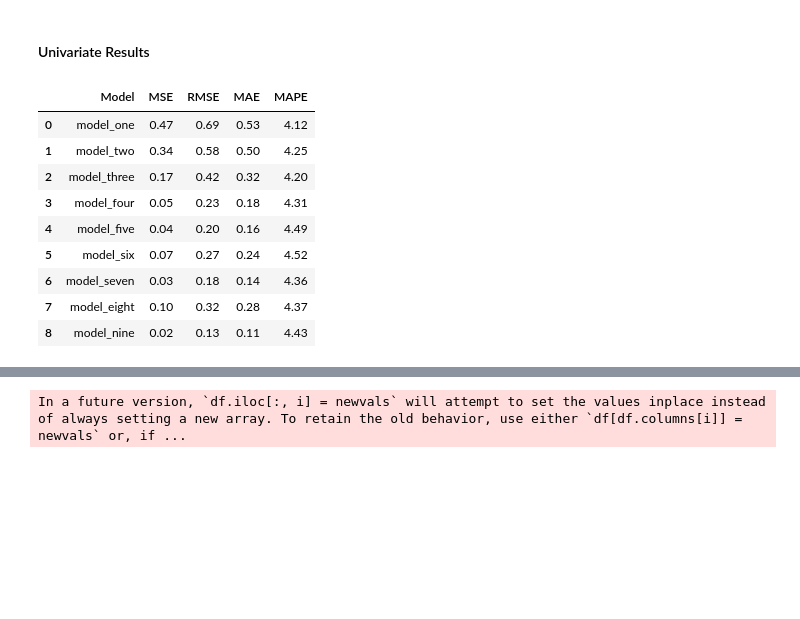
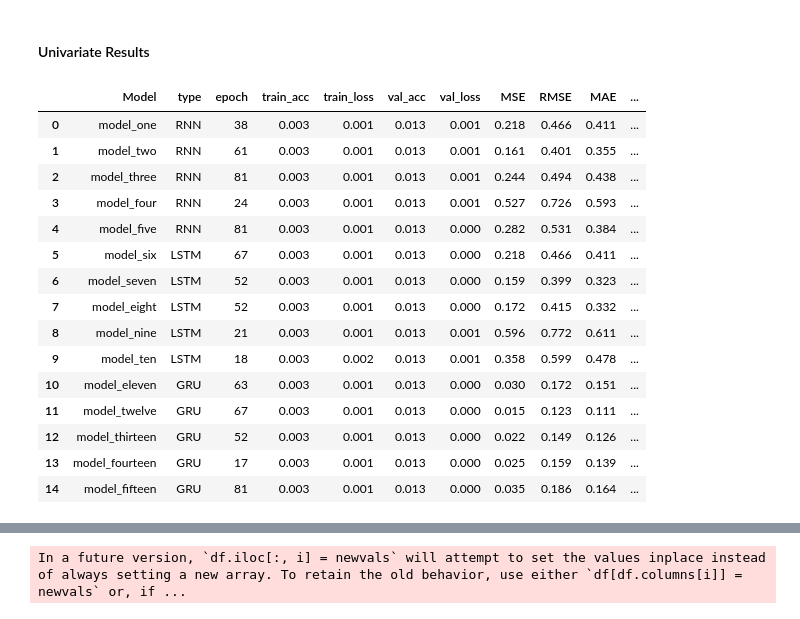
Before and after one commit to hayashady/NU_MSDS, a Jupyter notebook: 458 - Artificial Intelligence & Deep Learning/458.10 - Final Project/Assignment4Hayashi.ipynb, the cells around one changed output, grey strips where cells are left out. Saved outputs shown, nothing was run; the diff lists cells and outputs as text; code cells hidden in the pictures; blank space fills up the shorter version.

```diff
--- a/458 - Artificial Intelligence & Deep Learning/458.10 - Final Project/Assignment4Hayashi.ipynb
+++ b/458 - Artificial Intelligence & Deep Learning/458.10 - Final Project/Assignment4Hayashi.ipynb
@@ -411,0 +624,11 @@ pred_six = scaler.inverse_transform(pred_six)
+# %%
+# Model Ten
+model_ten = Sequential()
+model_ten.add(Bidirectional((LSTM(50, return_sequences=True, input_shape=(X_train_5.shape[1], X_train_5.shape[2]),recurrent_dropout=0.2))))
+model_ten.add(Bidirectional((LSTM(50, input_shape=(X_train_5.shape[1], X_train_5.shape[2]),recurrent_dropout=0.2))))
+model_ten.add(Dense(1))
+model_ten.compile(optimizer='adam', loss='mse', metrics=['accuracy'])
+model_ten.fit(X_train_5, y_train_5, epochs=100, batch_size=32, verbose=0, validation_split=0.2, callbacks=[early_stop])
+history_ten = model_ten.history
+pred_ten = model_ten.predict(X_test_5)
+pred_ten = scaler.inverse_transform(pred_ten)
@@ -444,0 +673,11 @@ pred_nine = scaler.inverse_transform(pred_nine)
+# %%
+# Model Fourteen
+model_fourteen = Sequential()
+model_fourteen.add(Bidirectional((GRU(50, return_sequences=True, input_shape=(X_train.shape[1], X_train.shape[2]),recurrent_dropout=0.2))))
+model_fourteen.add(Bidirectional((GRU(50, input_shape=(X_train.shape[1], X_train.shape[2]),recurrent_dropout=0.2))))
+model_fourteen.add(Dense(1))
+model_fourteen.compile(optimizer='adam', loss='mse', metrics=['accuracy'])
+model_fourteen.fit(X_train, y_train, epochs=100, batch_size=32, verbose=0, validation_split=0.2, callbacks=[early_stop])
+history_fourteen = model_fourteen.history
+pred_fourteen = model_fourteen.predict(X_test)
+pred_fourteen = scaler.inverse_transform(pred_fourteen)
@@ -444,0 +686,11 @@ pred_nine = scaler.inverse_transform(pred_nine)
+# %%
+# Model Fifteen
+model_fifteen = Sequential()
+model_fifteen.add(Bidirectional((GRU(50, return_sequences=True, input_shape=(X_train_5.shape[1], X_train_5.shape[2]),recurrent_dropout=0.2))))
+model_fifteen.add(Bidirectional((GRU(50, input_shape=(X_train_5.shape[1], X_train_5.shape[2]),recurrent_dropout=0.2))))
+model_fifteen.add(Dense(1))
+model_fifteen.compile(optimizer='adam', loss='mse', metrics=['accuracy'])
+model_fifteen.fit(X_train_5, y_train_5, epochs=100, batch_size=32, verbose=0, validation_split=0.2, callbacks=[early_stop])
+history_fifteen = model_fifteen.history
+pred_fifteen = model_fifteen.predict(X_test_5)
+pred_fifteen = scaler.inverse_transform(pred_fifteen)
@@ -445,18 +699,31 @@ pred_nine = scaler.inverse_transform(pred_nine)
 # %% [markdown]
 #### Univariate Results
-# %%
-nikkei_test = nikkei_price[-len(X_test)-1:-1]
-
-results = compute_error_metrics(nikkei_test,[pred_one,pred_two,pred_three,pred_four,pred_five,pred_six,pred_seven,pred_eight,pred_nine])
-results
-# %% [output]
-|  | Model | MSE | RMSE | MAE | MAPE |
-| 0 | model_one | 0.47 | 0.69 | 0.53 | 4.12 |
-| 1 | model_two | 0.34 | 0.58 | 0.50 | 4.25 |
-| 2 | model_three | 0.17 | 0.42 | 0.32 | 4.20 |
-| 3 | model_four | 0.05 | 0.23 | 0.18 | 4.31 |
-| 4 | model_five | 0.04 | 0.20 | 0.16 | 4.49 |
-| 5 | model_six | 0.07 | 0.27 | 0.24 | 4.52 |
-| 6 | model_seven | 0.03 | 0.18 | 0.14 | 4.36 |
-| 7 | model_eight | 0.10 | 0.32 | 0.28 | 4.37 |
-| 8 | model_nine | 0.02 | 0.13 | 0.11 | 4.43 |
+# %%
+results = compute_results(
+    nikkei_test_1,
+    nikkei_test_5,
+    [pred_one,pred_two,pred_three,pred_four,pred_five,pred_six,pred_seven,pred_eight,pred_nine,pred_ten,pred_eleven,pred_twelve,pred_thirteen,pred_fourteen,pred_fifteen],
+    [history_one,history_two,history_three,history_four,history_five,history_six,history_seven,history_eight,history_nine,history_ten,history_eleven,history_twelve,history_thirteen,history_fourteen,history_fifteen],
+    patience
+)
+
+results['type'] = ['RNN'] * 5 + ['LSTM'] * 5 + ['GRU'] * 5
+
+results.iloc[:,[0,-1,1,2,3,4,5,6,7,8,9]]
+# %% [output]
+|  | Model | type | epoch | train_acc | train_loss | val_acc | val_loss | MSE | RMSE | MAE | ... |
+| 0 | model_one | RNN | 38 | 0.003 | 0.001 | 0.013 | 0.001 | 0.218 | 0.466 | 0.411 | ... |
+| 1 | model_two | RNN | 61 | 0.003 | 0.001 | 0.013 | 0.001 | 0.161 | 0.401 | 0.355 | ... |
+| 2 | model_three | RNN | 81 | 0.003 | 0.001 | 0.013 | 0.001 | 0.244 | 0.494 | 0.438 | ... |
+| 3 | model_four | RNN | 24 | 0.003 | 0.001 | 0.013 | 0.001 | 0.527 | 0.726 | 0.593 | ... |
+| 4 | model_five | RNN | 81 | 0.003 | 0.001 | 0.013 | 0.000 | 0.282 | 0.531 | 0.384 | ... |
+| 5 | model_six | LSTM | 67 | 0.003 | 0.001 | 0.013 | 0.000 | 0.218 | 0.466 | 0.411 | ... |
+| 6 | model_seven | LSTM | 52 | 0.003 | 0.001 | 0.013 | 0.000 | 0.159 | 0.399 | 0.323 | ... |
+| 7 | model_eight | LSTM | 52 | 0.003 | 0.001 | 0.013 | 0.000 | 0.172 | 0.415 | 0.332 | ... |
+| 8 | model_nine | LSTM | 21 | 0.003 | 0.001 | 0.013 | 0.001 | 0.596 | 0.772 | 0.611 | ... |
+| 9 | model_ten | LSTM | 18 | 0.003 | 0.002 | 0.013 | 0.001 | 0.358 | 0.599 | 0.478 | ... |
+| 10 | model_eleven | GRU | 63 | 0.003 | 0.001 | 0.013 | 0.000 | 0.030 | 0.172 | 0.151 | ... |
+| 11 | model_twelve | GRU | 67 | 0.003 | 0.001 | 0.013 | 0.000 | 0.015 | 0.123 | 0.111 | ... |
+| 12 | model_thirteen | GRU | 52 | 0.003 | 0.001 | 0.013 | 0.000 | 0.022 | 0.149 | 0.126 | ... |
+| 13 | model_fourteen | GRU | 17 | 0.003 | 0.001 | 0.013 | 0.000 | 0.025 | 0.159 | 0.139 | ... |
+| 14 | model_fifteen | GRU | 81 | 0.003 | 0.001 | 0.013 | 0.000 | 0.035 | 0.186 | 0.164 | ... |
```
Also changed, not shown: parts of 63 cells of this notebook.
